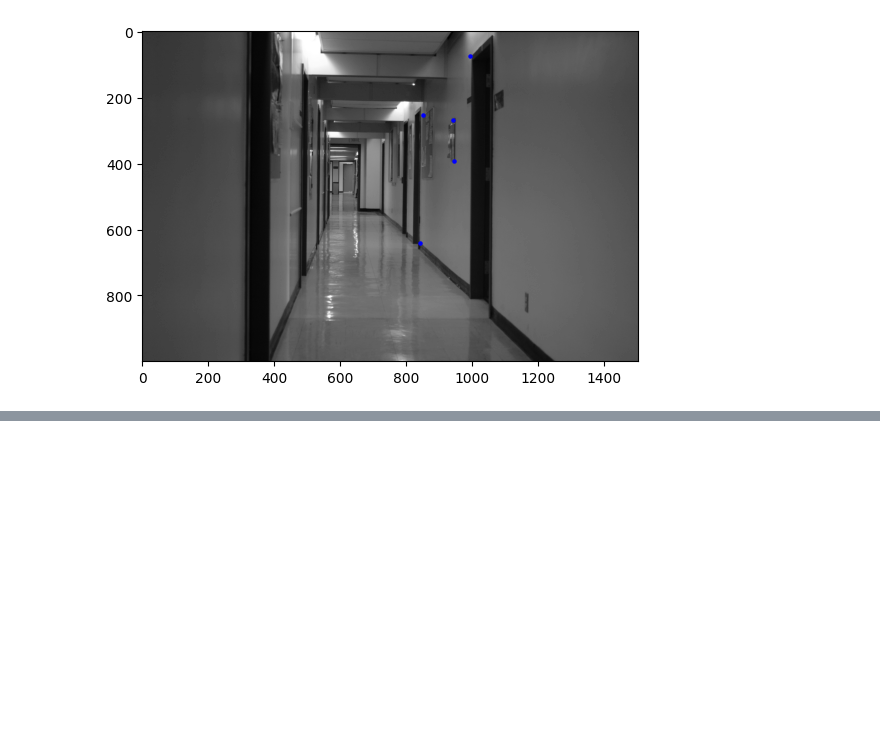
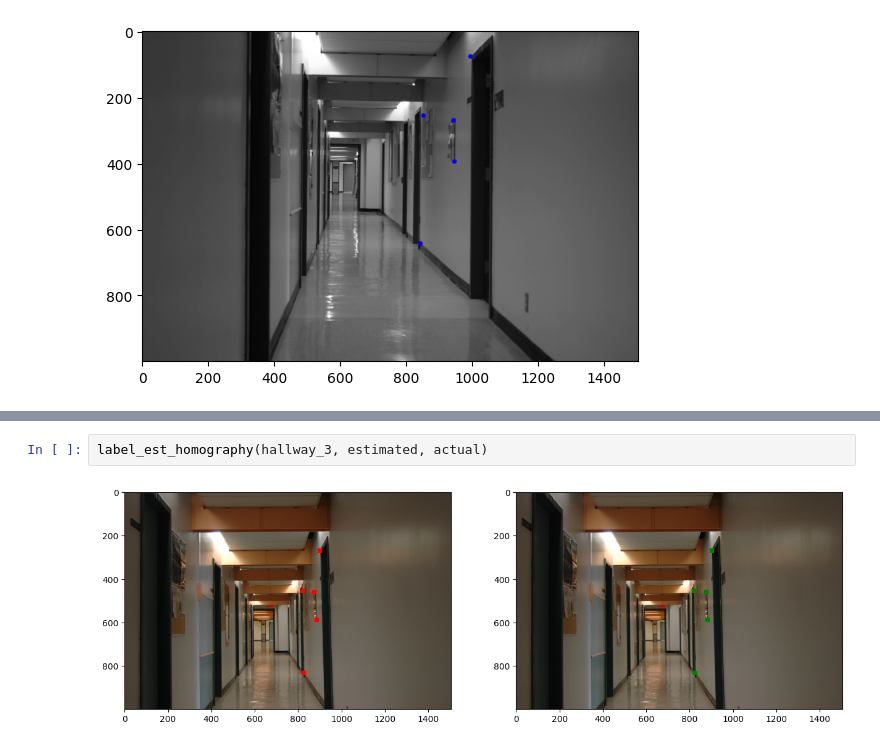
Before and after one commit to blairyeung/CSC420_Assignment_4, a Jupyter notebook: q4.ipynb, the cells around one changed output, grey strips where cells are left out. Drawn from its saved outputs; the diff is of its cells as text; blank space fills up the shorter version.

```diff
--- a/q4.ipynb
+++ b/q4.ipynb
@@ -164,0 +184,4 @@ label_points(hallway_3_grey, points_2_2)
+# %%
+label_est_homography(hallway_3, estimated, actual)
+# %% [output]
+[figure, added]
```
Also changed, not shown: parts of 6 cells of this notebook.
